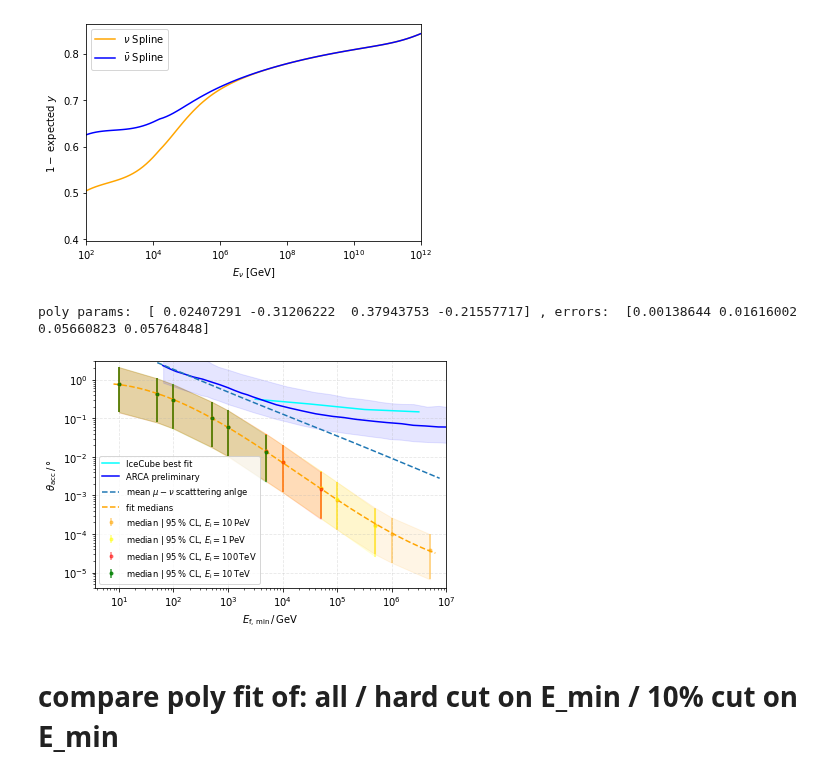
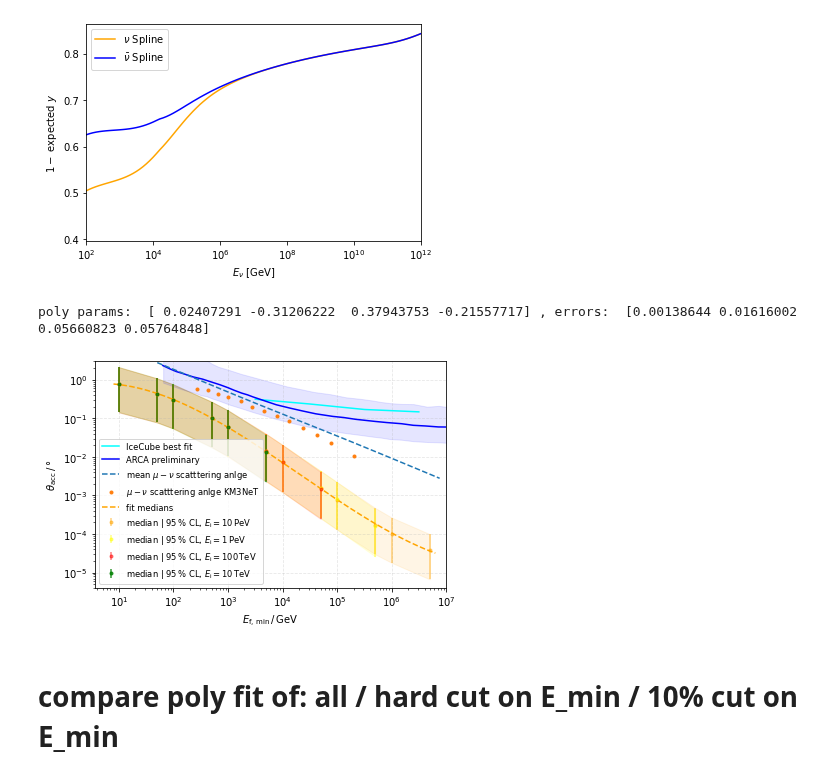
Before and after one commit to pascalgutjahr/muon-deflection-paper, a Jupyter notebook: deflection/total_defl_combined_moliere.ipynb, the cells around one changed output. Saved outputs shown, nothing was run; the diff lists cells and outputs as text; code cells hidden in the pictures.

```diff
--- a/deflection/total_defl_combined_moliere.ipynb
+++ b/deflection/total_defl_combined_moliere.ipynb
@@ -1407,7 +1407,7 @@ plt.fill_between(E_f_10, np.array(deflection_median_10_cut_10)-np.array(deflecti
 
 
 # rescale neutrino energy to muon energy
-def rescale_neutrino_E_to_muon_E(x, naive=True, splines=None):
+def rescale_neutrino_E_to_muon_E(x, naive=False, splines=None):
     if naive:
         # naive rescale
         return x * 0.8
@@ -1462,34 +1462,37 @@ E_nus = np.logspace(-1, 4, 30) # in TeV
 mean_thetas = [get_mean_theta(E_nu) for E_nu in E_nus]
 plt.plot(rescale_neutrino_E_to_muon_E(E_nus*1e3, naive=naive_rescale, splines=spl_nu), mean_thetas, '--', label=r'mean $\mu - \nu$ scatttering anlge')
 
+# kinematic angle read from KM3NeT
+kinematic_angle = pd.read_csv('data/kinematic_muon_neutrino_angle_KM3NeT.csv', sep=';', decimal=',', names=['E', 'theta'])
+plt.plot(rescale_neutrino_E_to_muon_E(kinematic_angle.E, splines=spl_nu), kinematic_angle.theta, '.', label=r'$\mu - \nu$ scatttering anlge KM3NeT')
 
 # polynom fit
 def poly(x, a, b, c, d):
     return a * x**3 + b * x**2 + c * x + d
 
 # E_i = 10 PeV
 params, cov = curve_fit(poly, np.log10(E_f_10P), np.log10(deflection_median_10P_cut_10))
 errors = np.sqrt(np.diag(cov))
 print('poly params: ', params, ', errors: ', errors)
 x = np.logspace(0.9, 6.8, 1000)
 plt.plot(x, np.power(10, poly(np.log10(x), *params)), '--', color='orange', alpha=1, label='fit medians')
 
 # plt.text(3e4, 1.2e-2, "rescale to neutrino energy", color='red')
 
 plt.xscale('log')
 plt.yscale('log')
 plt.ylabel(r'$\theta_{\mathrm{acc}}\,/\,$°')
 plt.xlabel(r'$E_{\mathrm{f,\,min}}\,/\,$GeV')
 plt.xlim(right=1e7)
 plt.ylim(4e-6, 3)
 plt.grid(linestyle='--', alpha=0.3)
 plt.legend(fontsize='small', loc='lower left')
 plt.tight_layout()
 if save_plot:
     plt.savefig(plot_dir + 'fit_median_defl_cut_10percent_only_poly_new_resolution_rescale_no_icecube_paper.pdf')
 # %% [output]
 poly params:  [ 0.02407291 -0.31206222  0.37943753 -0.21557717] , errors:  [0.00138644 0.01616002 0.05660823 0.05764848]
-[figure, old version]
+[figure, new version]
 # %% [markdown]
 # compare poly fit of: all / hard cut on E_min / 10% cut on E_min
 # %%
```
Also changed, not shown: 1 other file.
